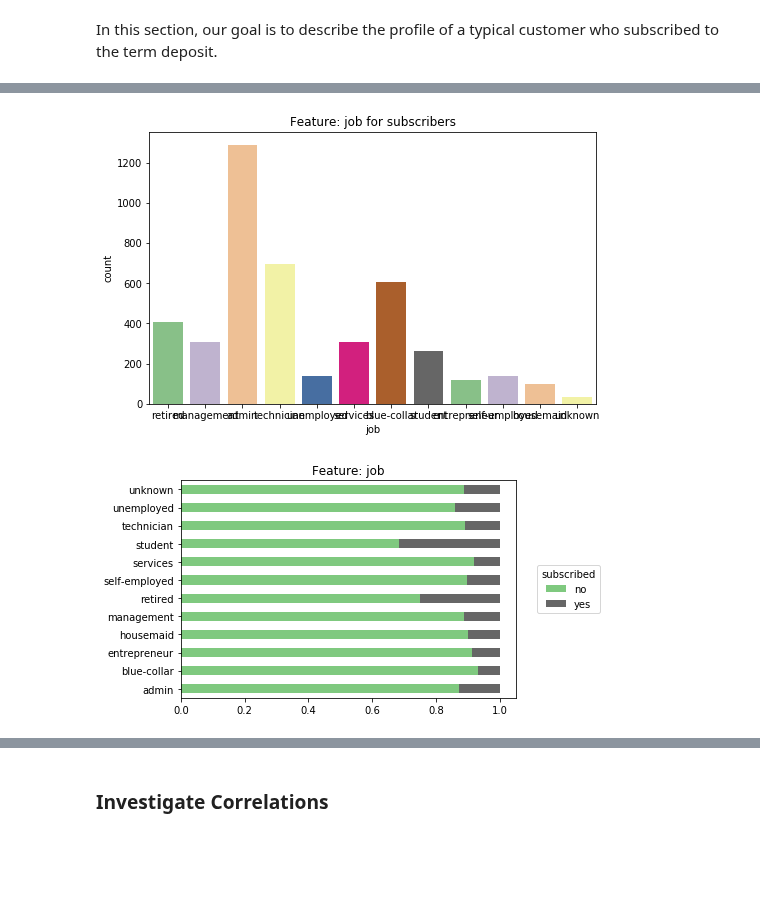
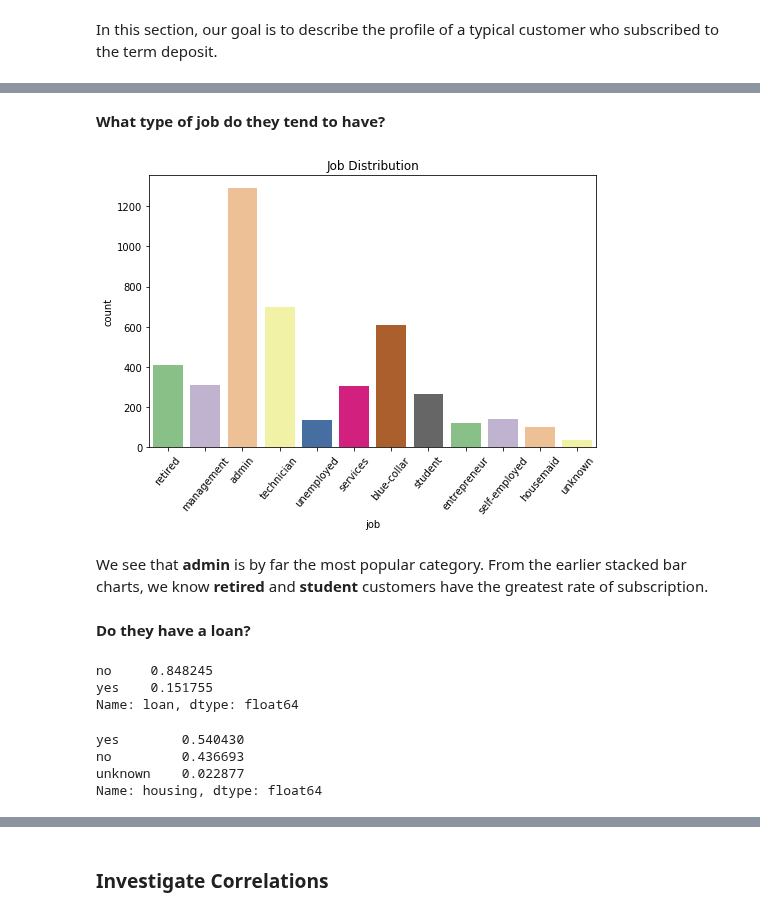
Before and after one commit to nadinezab/bank-marketing, a Jupyter notebook: bank-marketing.ipynb, the cells around one changed output, grey strips where cells are left out. Cells and saved outputs as stored; diff of their text form; code cells hidden in the pictures; blank space fills up the shorter version.

```diff
--- a/bank-marketing.ipynb
+++ b/bank-marketing.ipynb
@@ -684,0 +702,14 @@ Let us start by looking at the `job` feature.
+# %%
+# Define bins based on statistics
+age_cats = [0, 25, 35, 45, 55, 65, 100]
+age_labels = ['under 25', '25-35', '35-45', '45-55', '55-65', 'over 65']
+
+# Map to bins using pd.cut()
+subscribers['age_cat'] = pd.cut(subscribers['age'], bins = age_cats, labels = age_labels)
+
+# Plot job distribution amongst subscribers
+plt.figure(figsize = (8,5))
+sns.countplot(subscribers['age_cat'], palette = chosen_palette)
+plt.title("Age Distribution")
+plt.xticks(rotation = 50)
+plt.show()
@@ -685,11 +718,30 @@ Let us start by looking at the `job` feature.
+# %% [markdown]
+**What type of job do they tend to have?**
 # %%
+# Plot job distribution amongst subscribers
 plt.figure(figsize = (8,5))
 sns.countplot(subscribers['job'], palette = chosen_palette)
-plt.title("Feature: job for subscribers")
+plt.title("Job Distribution")
+plt.xticks(rotation = 50)
 plt.show()
 # %% [output]
-[figure, old version]
+[figure, new version]
-# %%
-feature_rate_plot('job', 'y', df)
-# %% [output]
-[figure, removed]
+# %% [markdown]
+We see that **admin** is by far the most popular category. From the earlier stacked bar charts, we know **retired** and **student** customers have the greatest rate of subscription.
+# %% [markdown]
+**Do they have a loan?**
+# %%
+# Get normalized value counts for loan
+subscribers['loan'].value_counts(normalize = True)
+# %% [output]
+no     0.848245
+yes    0.151755
+Name: loan, dtype: float64
+# %%
+# Get normalized value counts for housing
+subscribers['housing'].value_counts(normalize = True)
+# %% [output]
+yes        0.540430
+no         0.436693
+unknown    0.022877
+Name: housing, dtype: float64
```
Also changed, not shown: parts of 13 cells of this notebook.
